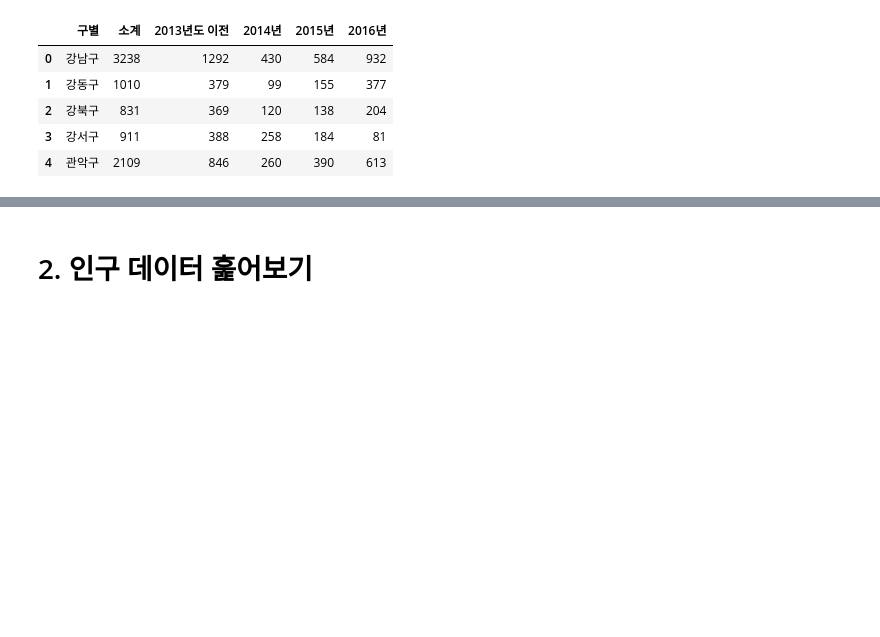
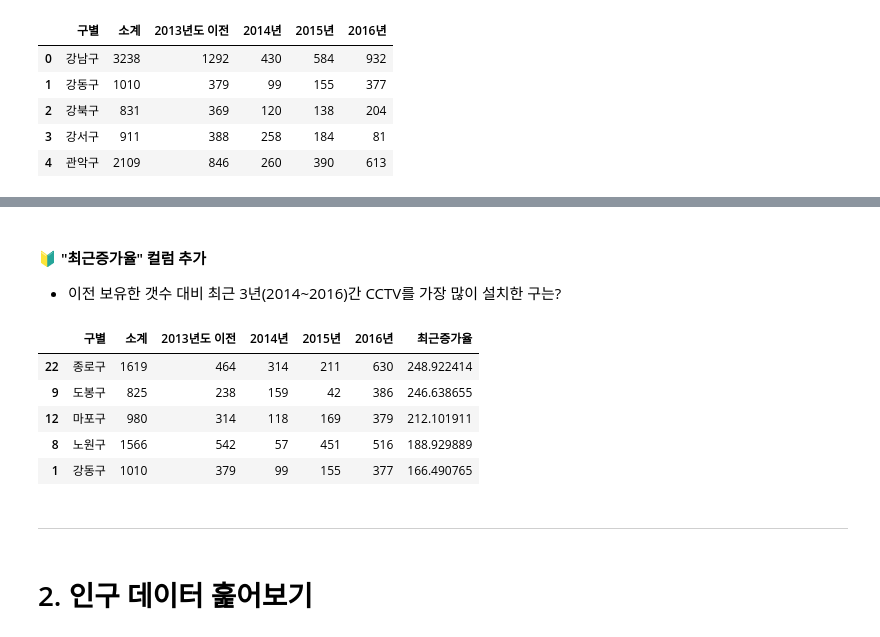
Before and after one commit to ElaYJ/Study_EDA, a Jupyter notebook: 01_Seoul_CCTV/02_lookover_data.ipynb, the cells around one changed output, grey strips where cells are left out. Drawn from its saved outputs; the diff is of its cells as text; code cells hidden in the pictures; blank space fills up the shorter version.

```diff
--- a/01_Seoul_CCTV/02_lookover_data.ipynb
+++ b/01_Seoul_CCTV/02_lookover_data.ipynb
@@ -29,0 +61,17 @@ CCTV_Seoul.head()
+# %% [markdown]
+#### 🔰 "최근증가율" 컬럼 추가
+
+- 이전 보유한 갯수 대비 최근 3년(2014~2016)간 CCTV를 가장 많이 설치한 구는?
+# %%
+CCTV_Seoul["최근증가율"] = (
+	(CCTV_Seoul["2014년"] + CCTV_Seoul["2015년"] + CCTV_Seoul["2016년"]) / CCTV_Seoul["2013년도 이전"] * 100
+)
+
+CCTV_Seoul.sort_values(by='최근증가율', ascending=False).head()
+# %% [output]
+|  | 구별 | 소계 | 2013년도 이전 | 2014년 | 2015년 | 2016년 | 최근증가율 |
+| 22 | 종로구 | 1619 | 464 | 314 | 211 | 630 | 248.922414 |
+| 9 | 도봉구 | 825 | 238 | 159 | 42 | 386 | 246.638655 |
+| 12 | 마포구 | 980 | 314 | 118 | 169 | 379 | 212.101911 |
+| 8 | 노원구 | 1566 | 542 | 57 | 451 | 516 | 188.929889 |
+| 1 | 강동구 | 1010 | 379 | 99 | 155 | 377 | 166.490765 |
@@ -30,3 +80,9 @@ CCTV_Seoul.head()
+# %% [markdown]
+</br>
+
+-----
+
+</br>
 # %% [markdown]
 # 2. 인구 데이터 훑어보기
 # %%
```
Also changed, not shown: parts of 27 cells of this notebook, 10 other files.
